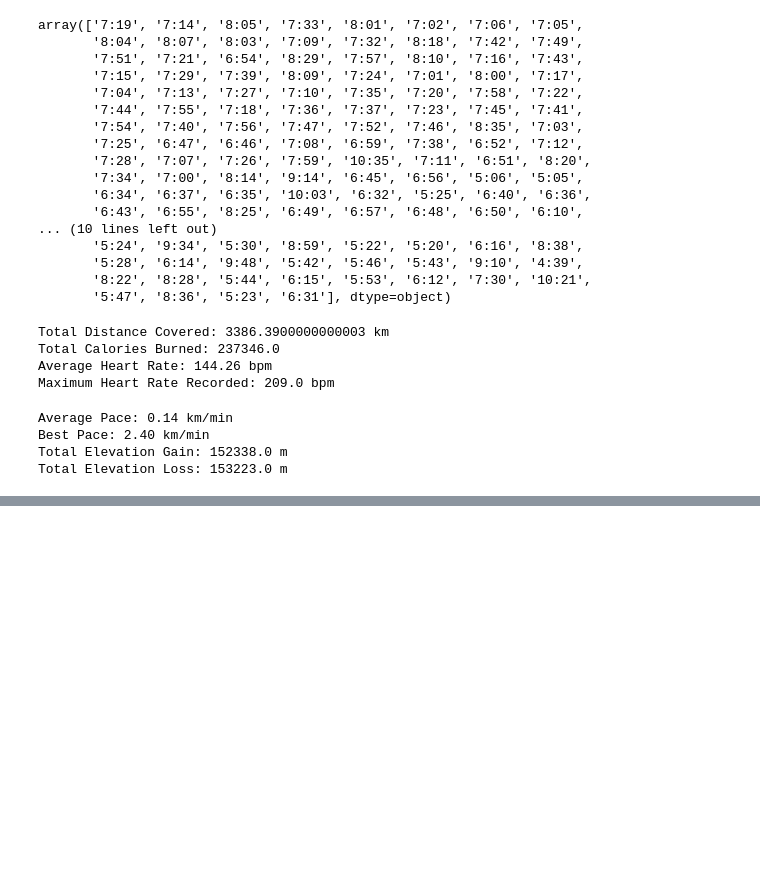
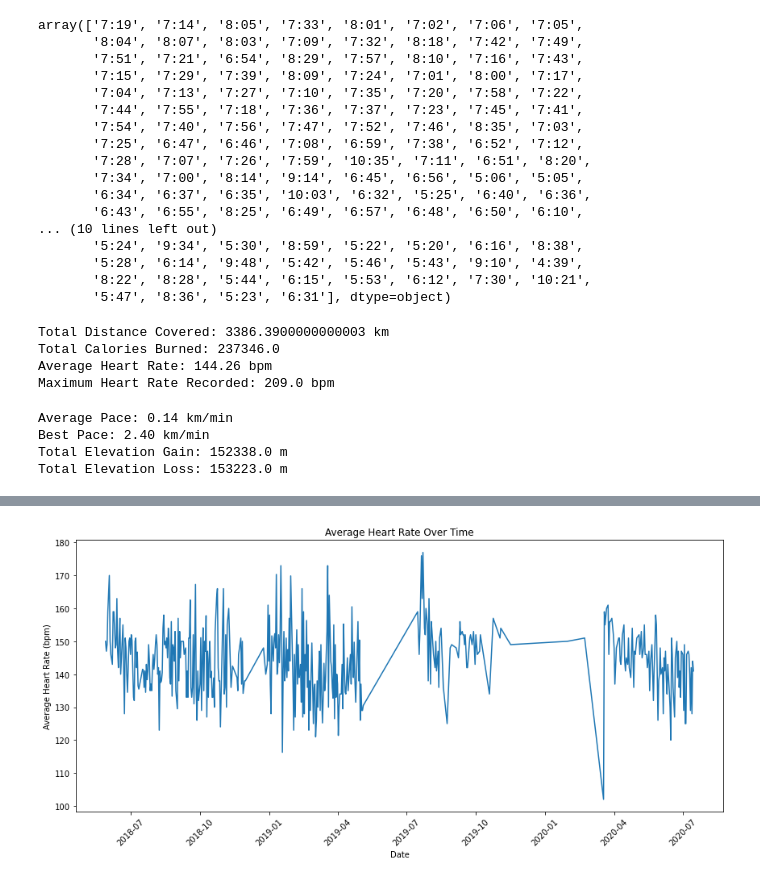
Before and after one commit to bladealec/runningnlog_insights, a Jupyter notebook: insights.ipynb, the cells around one changed output, grey strips where cells are left out. Drawn from its saved outputs; the diff is of its cells as text; code cells hidden in the pictures; blank space fills up the shorter version.

```diff
--- a/insights.ipynb
+++ b/insights.ipynb
@@ -128,0 +191,12 @@ Total Elevation Loss: 153223.0 m
+# %%
+# average heart rate over time
+plt.figure(figsize=(12, 6))
+sns.lineplot(data=activity_by_date, x='Date', y='Avg HR')
+plt.title('Average Heart Rate Over Time')
+plt.xlabel('Date')
+plt.ylabel('Average Heart Rate (bpm)')
+plt.xticks(rotation=45)
+plt.tight_layout()
+plt.show()
+# %% [output]
+[figure, added]
```
Also changed, not shown: parts of 7 cells of this notebook.
